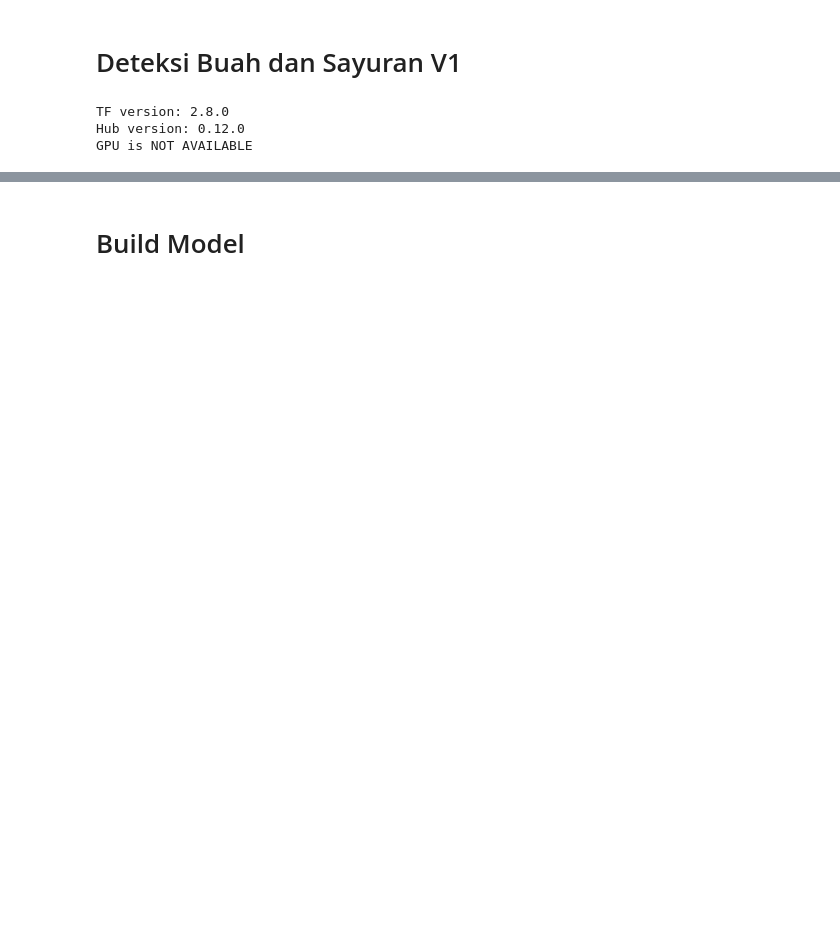
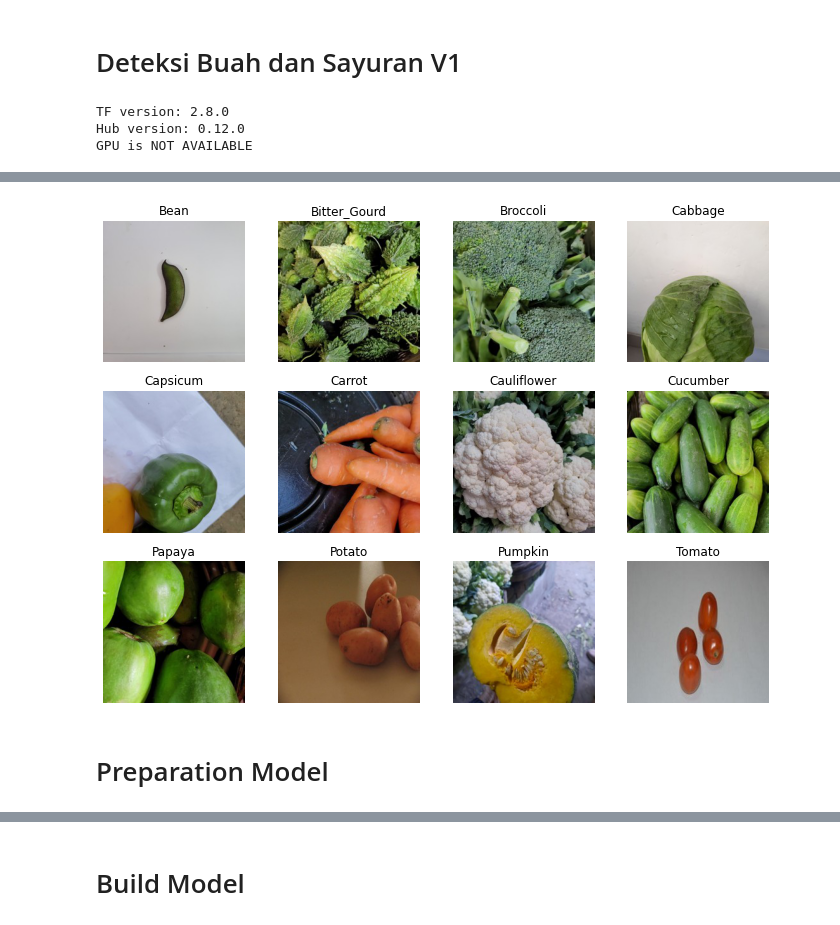
Before and after one commit to tanam-in/ml-tanamin, a Jupyter notebook: detection.ipynb, the cells around one changed output, grey strips where cells are left out. Cells and saved outputs as stored; diff of their text form; code cells hidden in the pictures; blank space fills up the shorter version.

```diff
--- a/detection.ipynb
+++ b/detection.ipynb
@@ -79 +98,31 @@ IndexError: list index out of range
+# %%
+def plot_images(image_categories):
+
+    # Create a figure
+    plt.figure(figsize=(12, 12))
+    for i, cat in enumerate(image_categories):
+
+        # Load images for the ith category
+        image_path = trainFolder + '/' + cat
+        images_in_folder = os.listdir(image_path)
+        first_image_of_folder = images_in_folder[0]
+        first_image_path = image_path + '/' + first_image_of_folder
+        img = image.load_img(first_image_path)
+        img_arr = image.img_to_array(img)/255.0
+
+
+        # Create Subplot and plot the images
+        plt.subplot(4, 4, i+1)
+        plt.imshow(img_arr)
+        plt.title(cat)
+        plt.axis('off')
+
+    plt.show()
+
+# Call the function
+plot_images(os.listdir(trainFolder))
+# %% [output]
+[figure, added]
+# %% [markdown]
+# Preparation Model
 # %%
```
Also changed, not shown: parts of 20 cells of this notebook.
